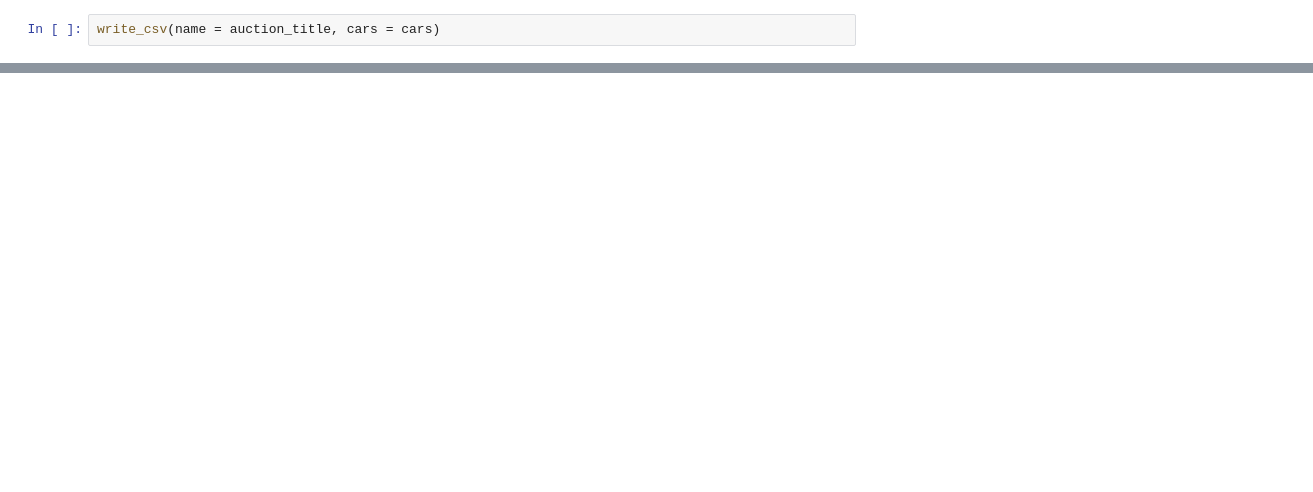
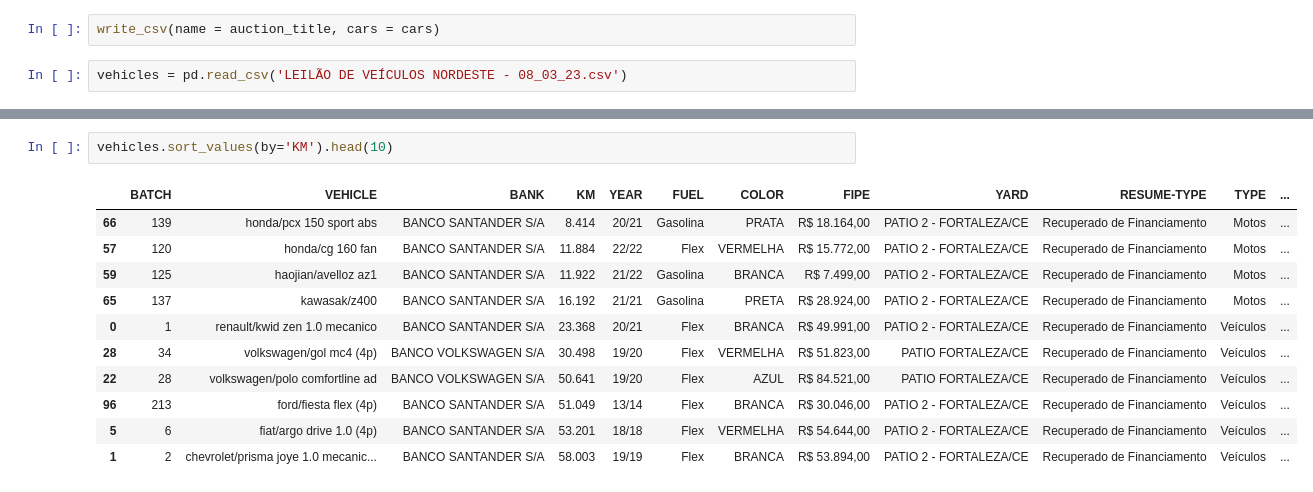
Before and after one commit to Hericson/Leilao, a Jupyter notebook: leilao.ipynb, the cells around one changed output, grey strips where cells are left out. Cells and saved outputs as stored; diff of their text form; blank space fills up the shorter version.

```diff
--- a/leilao.ipynb
+++ b/leilao.ipynb
@@ -129,2 +139,4 @@ for _ in range(1, total_results+1):
 # %%
 write_csv(name = auction_title, cars = cars)
+# %%
+vehicles = pd.read_csv('LEILÃO DE VEÍCULOS NORDESTE - 08_03_23.csv')
@@ -130,0 +149,14 @@ write_csv(name = auction_title, cars = cars)
+# %%
+vehicles.sort_values(by='KM').head(10)
+# %% [output]
+|  | BATCH | VEHICLE | BANK | KM | YEAR | FUEL | COLOR | FIPE | YARD | RESUME-TYPE | TYPE | ... |
+| 66 | 139 | honda/pcx 150 sport abs | BANCO SANTANDER S/A | 8.414 | 20/21 | Gasolina | PRATA | R$ 18.164,00 | PATIO 2 - FORTALEZA/CE | Recuperado de Financiamento | Motos | ... |
+| 57 | 120 | honda/cg 160 fan | BANCO SANTANDER S/A | 11.884 | 22/22 | Flex | VERMELHA | R$ 15.772,00 | PATIO 2 - FORTALEZA/CE | Recuperado de Financiamento | Motos | ... |
+| 59 | 125 | haojian/avelloz az1 | BANCO SANTANDER S/A | 11.922 | 21/22 | Gasolina | BRANCA | R$ 7.499,00 | PATIO 2 - FORTALEZA/CE | Recuperado de Financiamento | Motos | ... |
+| 65 | 137 | kawasak/z400 | BANCO SANTANDER S/A | 16.192 | 21/21 | Gasolina | PRETA | R$ 28.924,00 | PATIO 2 - FORTALEZA/CE | Recuperado de Financiamento | Motos | ... |
+| 0 | 1 | renault/kwid zen 1.0 mecanico | BANCO SANTANDER S/A | 23.368 | 20/21 | Flex | BRANCA | R$ 49.991,00 | PATIO 2 - FORTALEZA/CE | Recuperado de Financiamento | Veículos | ... |
+| 28 | 34 | volkswagen/gol mc4 (4p) | BANCO VOLKSWAGEN S/A | 30.498 | 19/20 | Flex | VERMELHA | R$ 51.823,00 | PATIO FORTALEZA/CE | Recuperado de Financiamento | Veículos | ... |
+| 22 | 28 | volkswagen/polo comfortline ad | BANCO VOLKSWAGEN S/A | 50.641 | 19/20 | Flex | AZUL | R$ 84.521,00 | PATIO FORTALEZA/CE | Recuperado de Financiamento | Veículos | ... |
+| 96 | 213 | ford/fiesta flex (4p) | BANCO SANTANDER S/A | 51.049 | 13/14 | Flex | BRANCA | R$ 30.046,00 | PATIO 2 - FORTALEZA/CE | Recuperado de Financiamento | Veículos | ... |
+| 5 | 6 | fiat/argo drive 1.0 (4p) | BANCO SANTANDER S/A | 53.201 | 18/18 | Flex | VERMELHA | R$ 54.644,00 | PATIO 2 - FORTALEZA/CE | Recuperado de Financiamento | Veículos | ... |
+| 1 | 2 | chevrolet/prisma joye 1.0 mecanic... | BANCO SANTANDER S/A | 58.003 | 19/19 | Flex | BRANCA | R$ 53.894,00 | PATIO 2 - FORTALEZA/CE | Recuperado de Financiamento | Veículos | ... |
```
Also changed, not shown: parts of 7 cells of this notebook, 1 other file.
